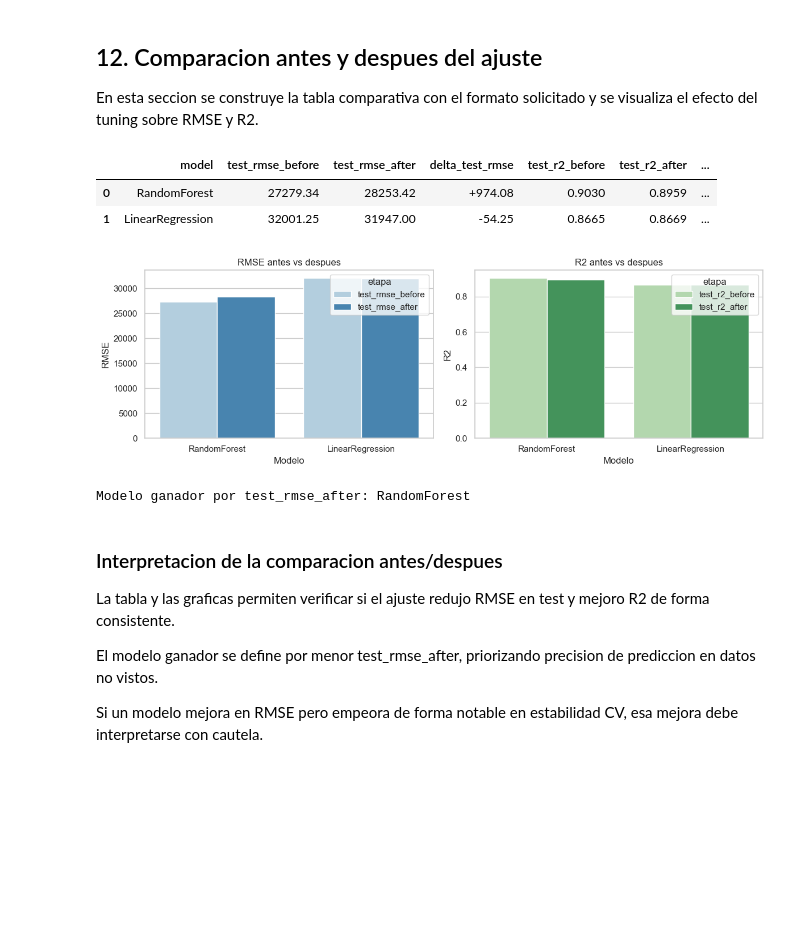
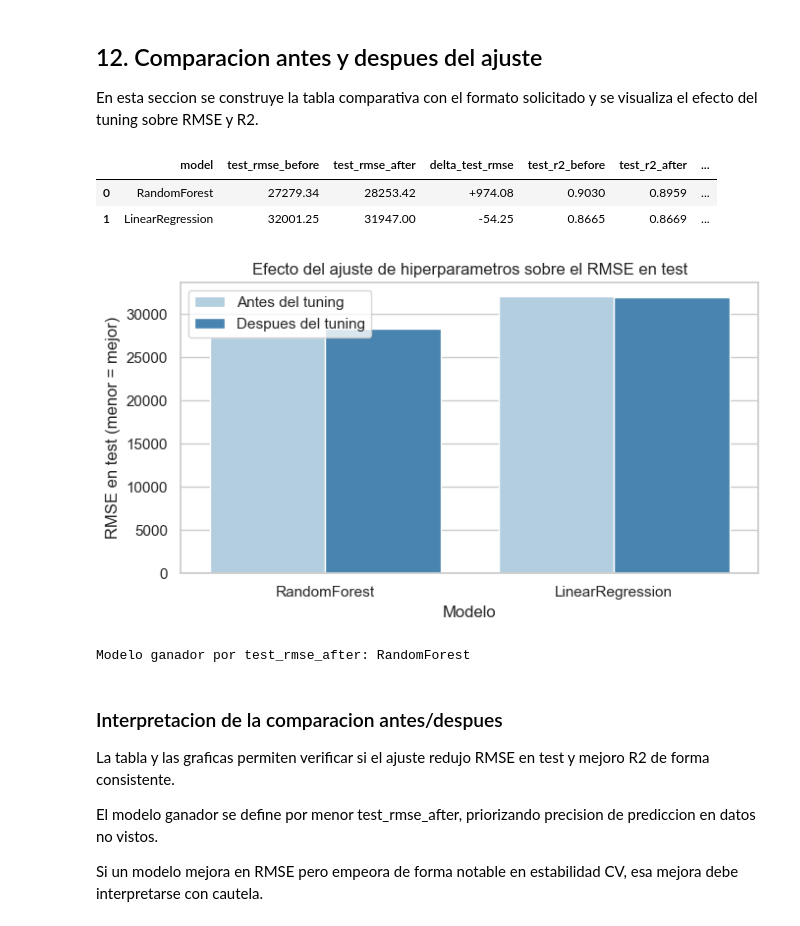
Before and after one commit to EstebanJavierGranadosSibaja/HousingPricesAI, a Jupyter notebook: notebooks/01_housing_prices_proyecto_final.ipynb, the cells around one changed output. Saved outputs shown, nothing was run; the diff lists cells and outputs as text; code cells hidden in the pictures; blank space fills up the shorter version.

```diff
--- a/notebooks/01_housing_prices_proyecto_final.ipynb
+++ b/notebooks/01_housing_prices_proyecto_final.ipynb
@@ -302,22 +302,20 @@ display(corr_target.to_frame("correlacion_con_SalePrice").style.format("{:.3f}")
 - Se detecta **multicolinealidad** entre pares de variables que miden lo mismo: `GarageCars`–`GarageArea` y `TotRmsAbvGrd`–`GrLivArea` están altamente correlacionadas entre sí. Para un modelo lineal esto infla la varianza de los coeficientes; por eso la Regresión Lineal se acompaña de **escalado** y se interpreta con cautela, mientras que Random Forest no se ve afectado por colinealidad.
 - **Decisión derivada del EDA:** se descartaron variables redundantes (`BsmtFinSF1`, `BsmtUnfSF` ya resumidas en `TotalBsmtSF`; `GarageYrBlt` redundante con `YearBuilt`), tal como se documentó en la sección de calidad. Las correlaciones aquí mostradas son la evidencia cuantitativa de esa decisión.
 # %%
-# Deteccion visual de outliers en variables numericas clave
-key_num = ["GrLivArea", "TotalBsmtSF", "LotArea", "GarageArea"]
-fig, axes = plt.subplots(1, 4, figsize=(15, 4))
-for ax, col in zip(axes, key_num):
-    sns.boxplot(y=df[col], ax=ax, color="#dd6b20")
-    ax.set_title(col)
-plt.suptitle("Boxplots de variables numericas clave (deteccion de outliers)")
+# Deteccion visual de outliers: boxplot de GrLivArea (variable con outliers mas influyentes en el precio)
+plt.figure(figsize=(5, 4))
+sns.boxplot(y=df["GrLivArea"], color="#dd6b20")
+plt.title("Outliers en area habitable (GrLivArea)")
+plt.ylabel("GrLivArea (ft2)")
 plt.tight_layout()
 plt.show()
 
 # Relacion area habitable vs precio para inspeccionar outliers influyentes
 plt.figure(figsize=(7, 5))
 sns.scatterplot(x=df["GrLivArea"], y=df[TARGET_COLUMN], alpha=0.4, color="#2b6cb0")
-plt.title("GrLivArea vs SalePrice (outliers influyentes)")
-plt.xlabel("GrLivArea")
-plt.ylabel("SalePrice")
+plt.title("GrLivArea vs SalePrice: casas grandes con precio bajo son outliers influyentes")
+plt.xlabel("GrLivArea (ft2)")
+plt.ylabel("SalePrice (USD)")
 plt.tight_layout()
 plt.show()
 
@@ -881,51 +879,43 @@ display(
             "test_rmse_before": "{:.2f}",
             "test_rmse_after": "{:.2f}",
             "delta_test_rmse": "{:+.2f}",
             "test_r2_before": "{:.4f}",
             "test_r2_after": "{:.4f}",
             "delta_test_r2": "{:+.4f}",
             "cv_rmse_before": "{:.2f}",
             "cv_rmse_after": "{:.2f}",
         }
     )
 )
 
-# Graficar comparacion de RMSE antes/despues
+# Graficar SOLO el RMSE antes/despues (el R2 ya aparece en la tabla; un panel aparte lo duplica)
 rmse_plot = compare_df.melt(
     id_vars="model",
     value_vars=["test_rmse_before", "test_rmse_after"],
     var_name="etapa",
     value_name="rmse",
 )
-r2_plot = compare_df.melt(
-    id_vars="model",
-    value_vars=["test_r2_before", "test_r2_after"],
-    var_name="etapa",
-    value_name="r2",
+rmse_plot["etapa"] = rmse_plot["etapa"].map(
+    {"test_rmse_before": "Antes del tuning", "test_rmse_after": "Despues del tuning"}
 )
 
-fig, axes = plt.subplots(1, 2, figsize=(12, 4))
-sns.barplot(data=rmse_plot, x="model", y="rmse", hue="etapa", ax=axes[0], palette="Blues")
-axes[0].set_title("RMSE antes vs despues")
-axes[0].set_xlabel("Modelo")
-axes[0].set_ylabel("RMSE")
-
-sns.barplot(data=r2_plot, x="model", y="r2", hue="etapa", ax=axes[1], palette="Greens")
-axes[1].set_title("R2 antes vs despues")
-axes[1].set_xlabel("Modelo")
-axes[1].set_ylabel("R2")
-
+plt.figure(figsize=(7, 4))
+ax = sns.barplot(data=rmse_plot, x="model", y="rmse", hue="etapa", palette="Blues")
+ax.set_title("Efecto del ajuste de hiperparametros sobre el RMSE en test")
+ax.set_xlabel("Modelo")
+ax.set_ylabel("RMSE en test (menor = mejor)")
+ax.legend(title="")
 plt.tight_layout()
 plt.show()
 
 # Determinar modelo ganador por menor RMSE en test despues del tuning
 best_model_name = compare_df.sort_values(by="test_rmse_after", ascending=True).iloc[0]["model"]
 print("Modelo ganador por test_rmse_after:", best_model_name)
 # %% [output]
 |  | model | test_rmse_before | test_rmse_after | delta_test_rmse | test_r2_before | test_r2_after | ... |
 | 0 | RandomForest | 27279.34 | 28253.42 | +974.08 | 0.9030 | 0.8959 | ... |
 | 1 | LinearRegression | 32001.25 | 31947.00 | -54.25 | 0.8665 | 0.8669 | ... |
-[figure, old version]
+[figure, new version]
 Modelo ganador por test_rmse_after: RandomForest
 # %% [markdown]
 ### Interpretacion de la comparacion antes/despues
```
Also changed, not shown: parts of 7 cells of this notebook, 2 other files.
